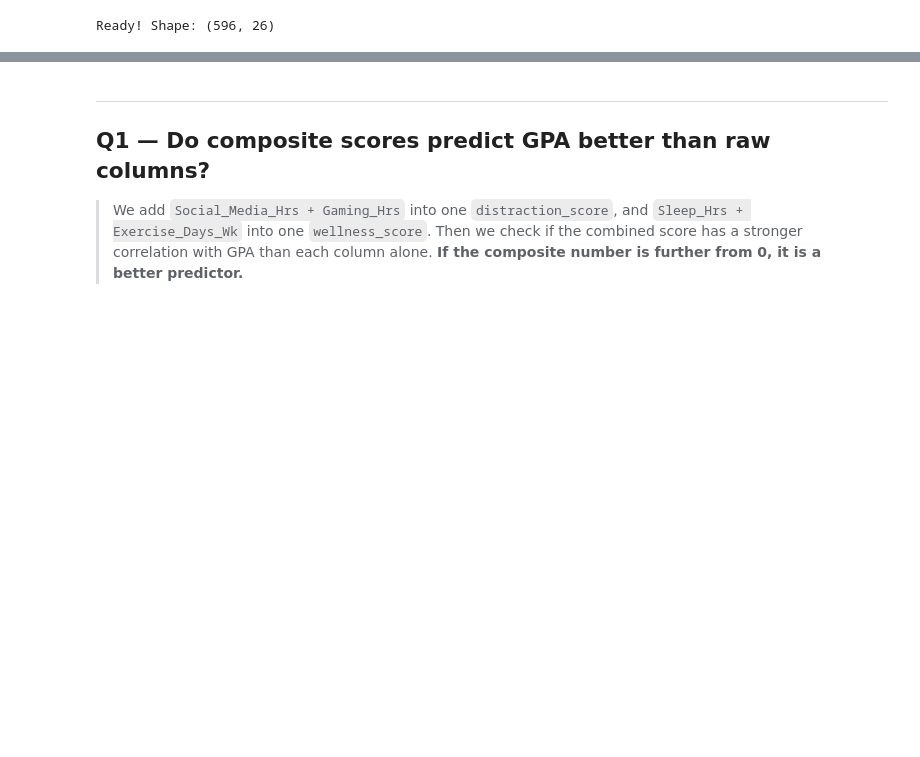
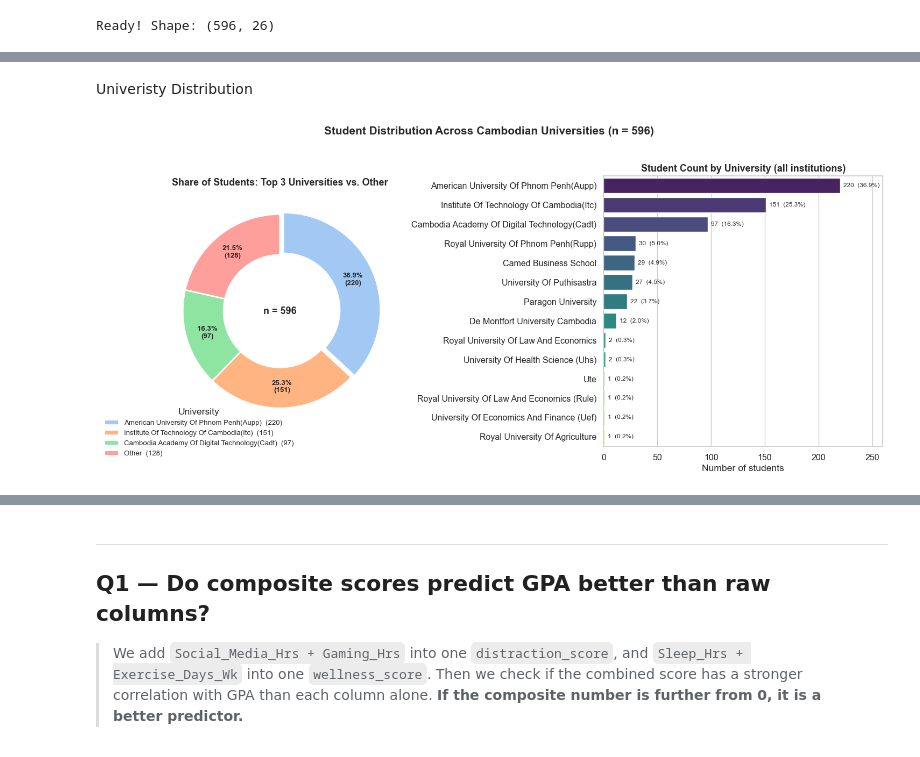
Before and after one commit to Superkai017/Academic-Predictor-machine-based-on-performance-, a Jupyter notebook: notebook/eda.ipynb, the cells around one changed output, grey strips where cells are left out. Cells and saved outputs as stored; diff of their text form; code cells hidden in the pictures; blank space fills up the shorter version.

Commit message:
further data analysis

```diff
--- a/notebook/eda.ipynb
+++ b/notebook/eda.ipynb
@@ -43,0 +99,66 @@ Ready! Shape: (596, 26)
+# %% [markdown]
+Univeristy Distribution
+# %%
+# ── EDA: University distribution (top-3 + Other) ─────────────────────────────
+import matplotlib.pyplot as plt
+import seaborn as sns
+
+sns.set_theme(style="whitegrid", font_scale=1.05)
+
+uni_counts = df["University"].value_counts()
+total = uni_counts.sum()
+
+# Keep the top 3 universities; collapse the rest into "Other"
+top3 = uni_counts.head(3)
+other = uni_counts.iloc[3:].sum()
+pie_data = top3.copy()
+if other > 0:
+    pie_data["Other"] = other
+
+fig, (ax1, ax2) = plt.subplots(1, 2, figsize=(15, 6.5),
+                               gridspec_kw={"width_ratios": [1, 1.15]})
+
+# ── Left: 4-slice donut (top 3 + Other) ──
+pie_colors = sns.color_palette("pastel", len(pie_data))
+explode = [0.04, 0, 0, 0][:len(pie_data)]  # nudge the largest slice out slightly
+
+wedges, _, autotexts = ax1.pie(
+    pie_data.values,
+    labels=None,
+    autopct=lambda p: f"{p:.1f}%\n({int(round(p/100*pie_data.sum()))})",
+    startangle=90,
+    counterclock=False,
+    colors=pie_colors,
+    explode=explode,
+    pctdistance=0.78,
+    wedgeprops=dict(edgecolor="white", linewidth=2, width=0.42),  # donut
+)
+for at in autotexts:
+    at.set_fontsize(9.5); at.set_fontweight("bold")
+ax1.legend(wedges, [f"{u}  ({c})" for u, c in pie_data.items()],
+           title="University", loc="center left",
+           bbox_to_anchor=(-0.25, 0.0), fontsize=9.5, frameon=False)
+ax1.set_title("Share of Students: Top 3 Universities vs. Other",
+              fontsize=13, fontweight="bold")
+ax1.text(0, 0, f"n = {total}", ha="center", va="center",
+         fontsize=13, fontweight="bold")
+
+# ── Right: full ranked bar chart (all institutions, for detail) ──
+sns.barplot(x=uni_counts.values, y=uni_counts.index,
+            hue=uni_counts.index, palette="viridis",
+            legend=False, ax=ax2)
+for i, v in enumerate(uni_counts.values):
+    ax2.text(v + total * 0.005, i, f"{v}  ({v/total*100:.1f}%)",
+             va="center", fontsize=8.5)
+ax2.set_xlabel("Number of students")
+ax2.set_ylabel("")
+ax2.set_xlim(0, uni_counts.max() * 1.18)
+ax2.set_title("Student Count by University (all institutions)",
+              fontsize=13, fontweight="bold")
+
+fig.suptitle(f"Student Distribution Across Cambodian Universities (n = {total})",
+             fontsize=15, fontweight="bold", y=1.02)
+plt.tight_layout()
+plt.show()
+# %% [output]
+[figure, added]
```
Also changed, not shown: parts of 9 cells of this notebook.
